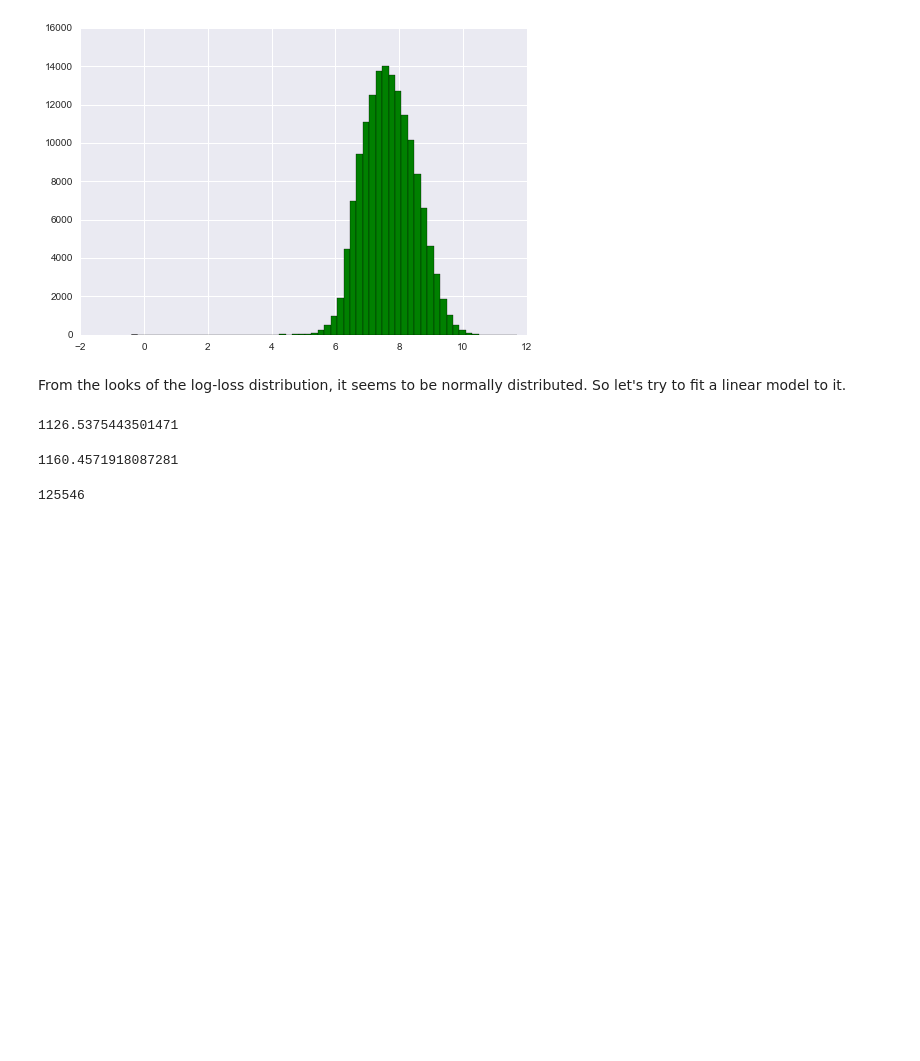
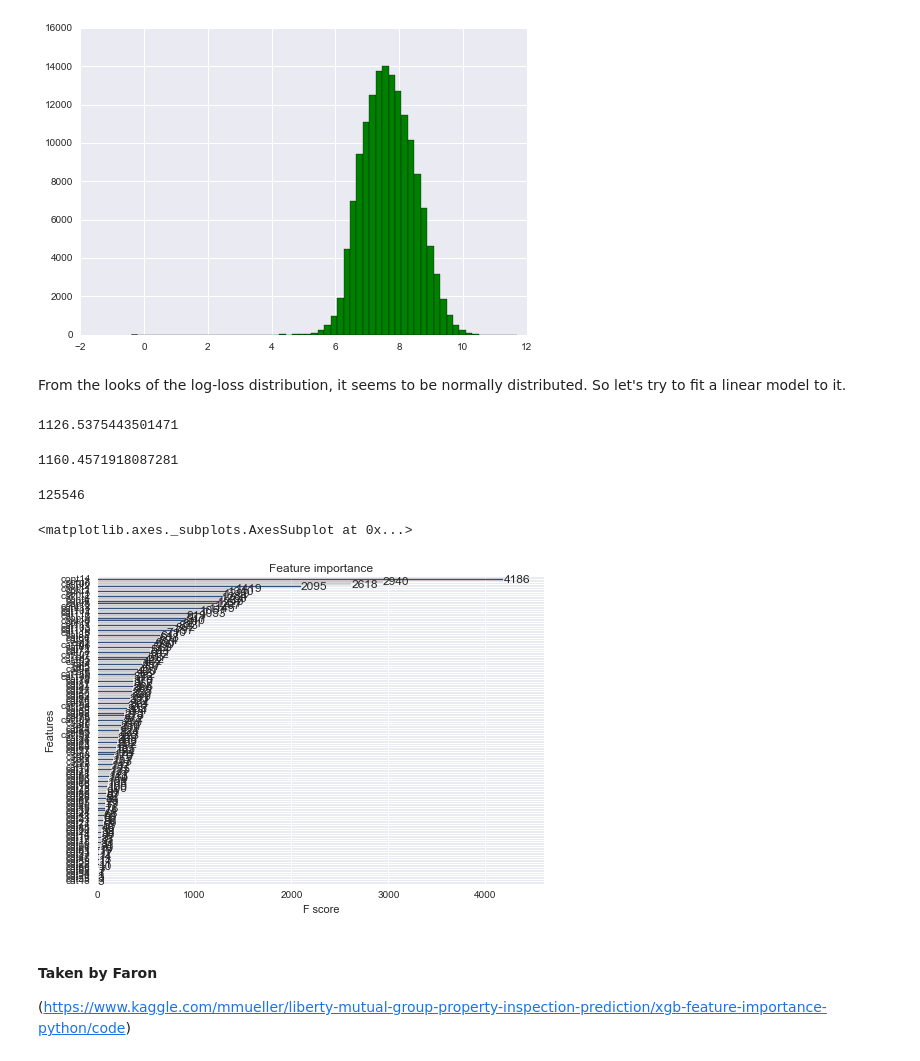
Before and after one commit to tinhnguyen20/kagswag, a Jupyter notebook: allState/Allstate.ipynb, the cells around one changed output. Drawn from its saved outputs; the diff is of its cells as text; code cells hidden in the pictures; blank space fills up the shorter version.

Commit message:
Added importance of features - decoding what xgb is doing

```diff
--- a/allState/Allstate.ipynb
+++ b/allState/Allstate.ipynb
@@ -326,3 +326,11 @@ def writeCSV(predictions, id_vals):
             w.writerow([id_vals[i], predictions[i]])
 # %%
 writeCSV(test_predictions, test_id)
+# %%
+xgb.plot_importance(bst)
+# %% [output]
+<matplotlib.axes._subplots.AxesSubplot at 0x...>
+[figure, added]
+# %% [markdown]
+#### Taken by Faron
+(https://www.kaggle.com/mmueller/liberty-mutual-group-property-inspection-prediction/xgb-feature-importance-python/code)
```
Also changed, not shown: parts of 2 cells of this notebook.
